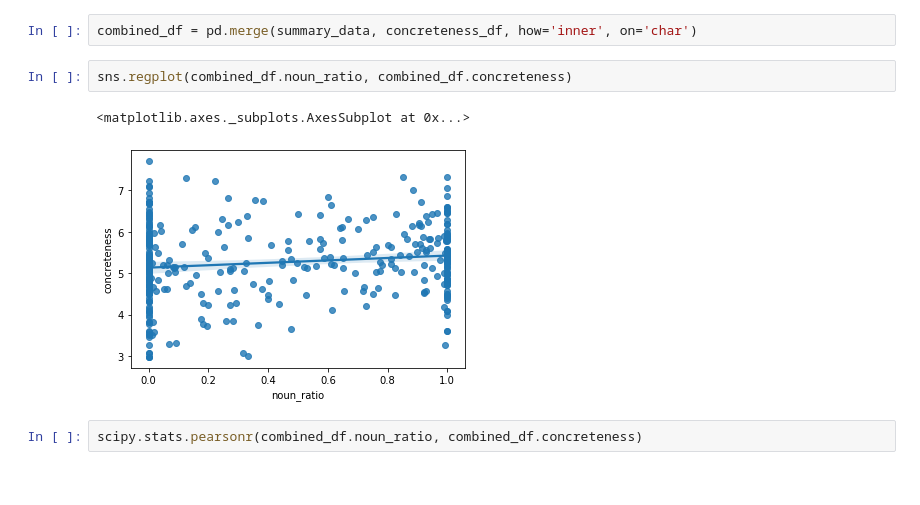
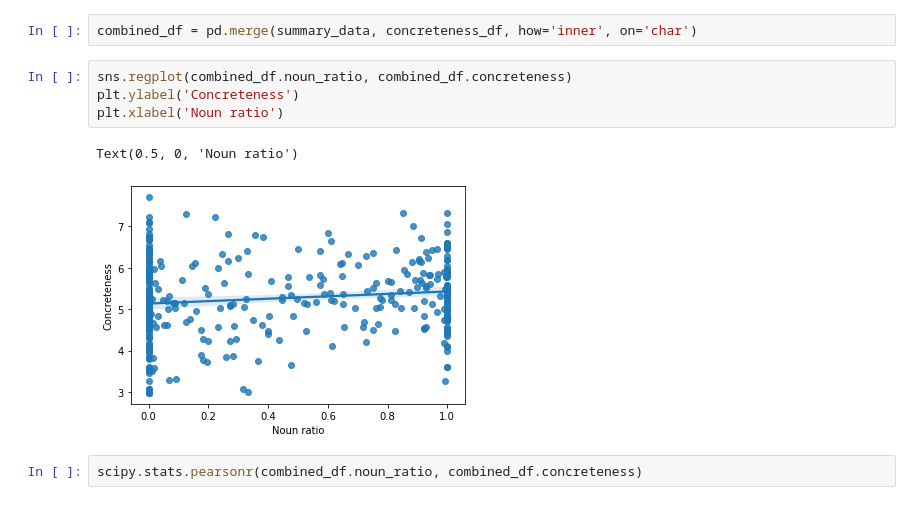
Before and after one commit to lucky-bai/csc2611-semantic-change, a Jupyter notebook: Project/notebooks/ConcretenessNorms.ipynb, the cells around one changed output. Saved outputs shown, nothing was run; the diff lists cells and outputs as text.

```diff
--- a/Project/notebooks/ConcretenessNorms.ipynb
+++ b/Project/notebooks/ConcretenessNorms.ipynb
@@ -89,9 +89,11 @@ summary_data.head(10)
 combined_df = pd.merge(summary_data, concreteness_df, how='inner', on='char')
 # %%
 sns.regplot(combined_df.noun_ratio, combined_df.concreteness)
+plt.ylabel('Concreteness')
+plt.xlabel('Noun ratio')
 # %% [output]
-<matplotlib.axes._subplots.AxesSubplot at 0x...>
+Text(0.5, 0, 'Noun ratio')
-[figure, old version]
+[figure, new version]
 # %%
 scipy.stats.pearsonr(combined_df.noun_ratio, combined_df.concreteness)
 # %% [output]
```
Also changed, not shown: 3 other files.
